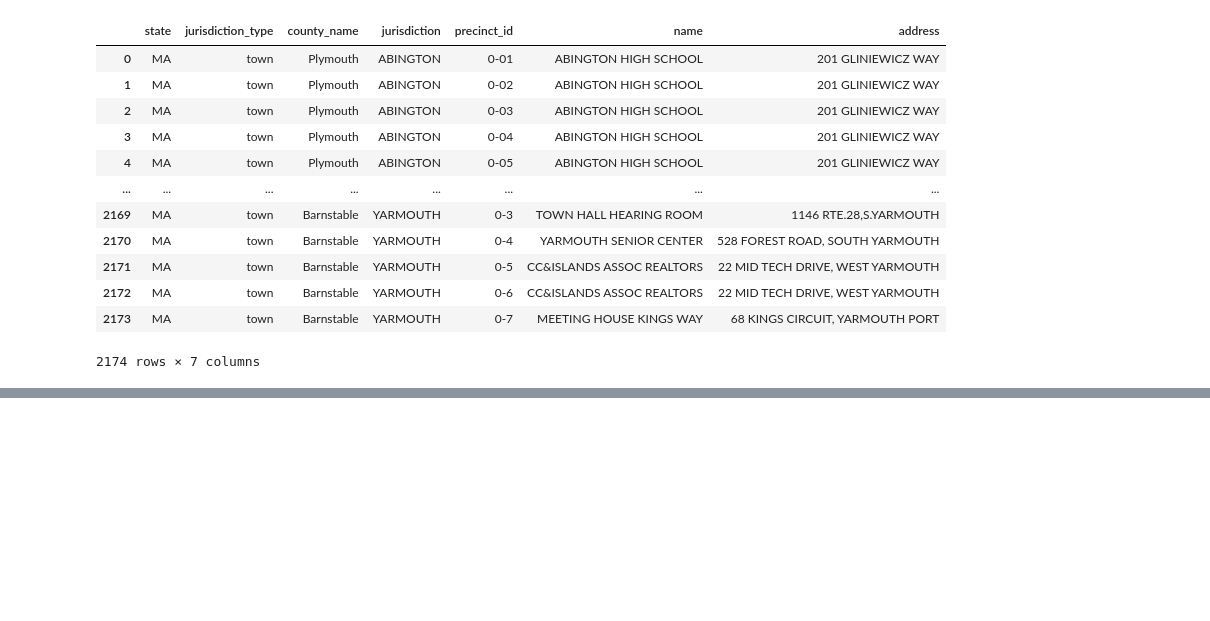
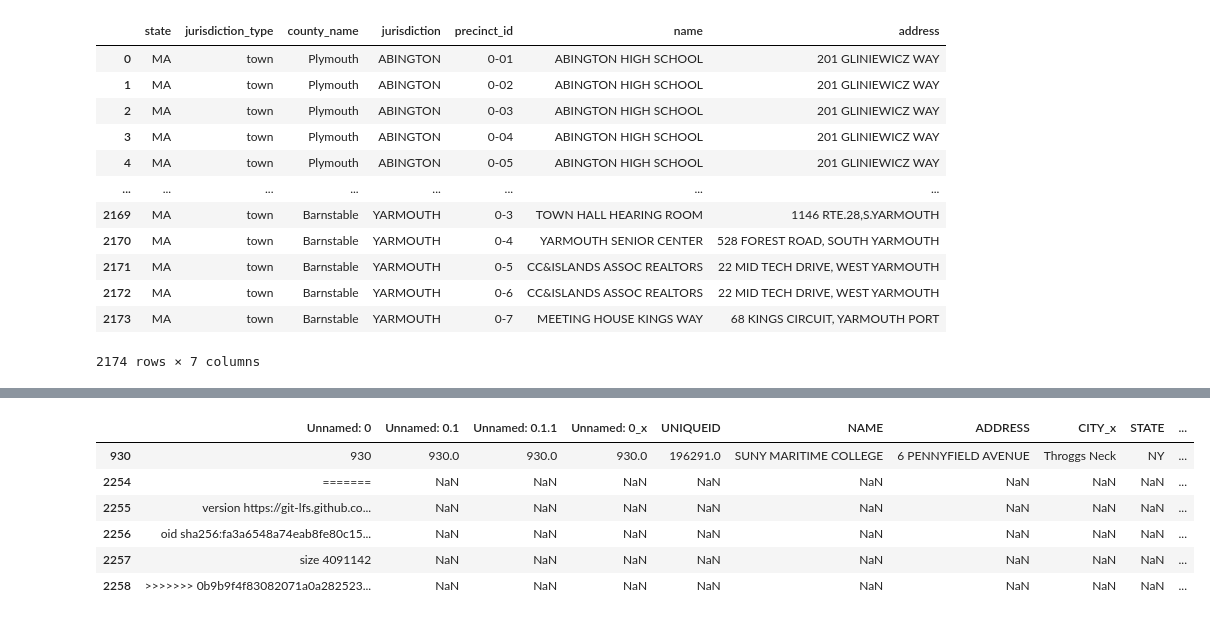
Before and after one commit to nickeubank/mtv_viacom_capstone, a Jupyter notebook: 10_code/10_prepare_data/61_clean_2018_States.ipynb, the cells around one changed output, grey strips where cells are left out. Saved outputs shown, nothing was run; the diff lists cells and outputs as text; code cells hidden in the pictures; blank space fills up the shorter version.

```diff
--- a/10_code/10_prepare_data/61_clean_2018_States.ipynb
+++ b/10_code/10_prepare_data/61_clean_2018_States.ipynb
@@ -172,0 +189,3 @@ data.to_csv(f"../../20_intermediate_files/10_polling_places/2018_Polling_Clean/c
+# %%
+df = pd.read_csv('/Users/dapoadegbile/Documents/Github/Capstone /mtv_viacom_capstone/20_intermediate_files/30_campuses_w_dist_to_nearest_pp.csv', header = 1)
+# df1 = pd.read_json('/Users/dapoadegbile/Documents/Github/Capstone /mtv_viacom_capstone/20_intermediate_files/30_campuses_w_dist_to_nearest_pp.geojson')
@@ -172,0 +235,10 @@ data.to_csv(f"../../20_intermediate_files/10_polling_places/2018_Polling_Clean/c
+# %%
+(df[df['2020_early_distance_by_driving (miles)'].isnull()])
+# %% [output]
+|  | Unnamed: 0 | Unnamed: 0.1 | Unnamed: 0.1.1 | Unnamed: 0_x | UNIQUEID | NAME | ADDRESS | CITY_x | STATE | ... |
+| 930 | 930 | 930.0 | 930.0 | 930.0 | 196291.0 | SUNY MARITIME COLLEGE | 6 PENNYFIELD AVENUE | Throggs Neck | NY | ... |
+| 2254 | ======= | NaN | NaN | NaN | NaN | NaN | NaN | NaN | NaN | ... |
+| 2255 | version https://git-lfs.github.co... | NaN | NaN | NaN | NaN | NaN | NaN | NaN | NaN | ... |
+| 2256 | oid sha256:fa3a6548a74eab8fe80c15... | NaN | NaN | NaN | NaN | NaN | NaN | NaN | NaN | ... |
+| 2257 | size 4091142 | NaN | NaN | NaN | NaN | NaN | NaN | NaN | NaN | ... |
+| 2258 | >>>>>>> 0b9b9f4f83082071a0a282523... | NaN | NaN | NaN | NaN | NaN | NaN | NaN | NaN | ... |
```
Also changed, not shown: parts of 9 cells of this notebook.
